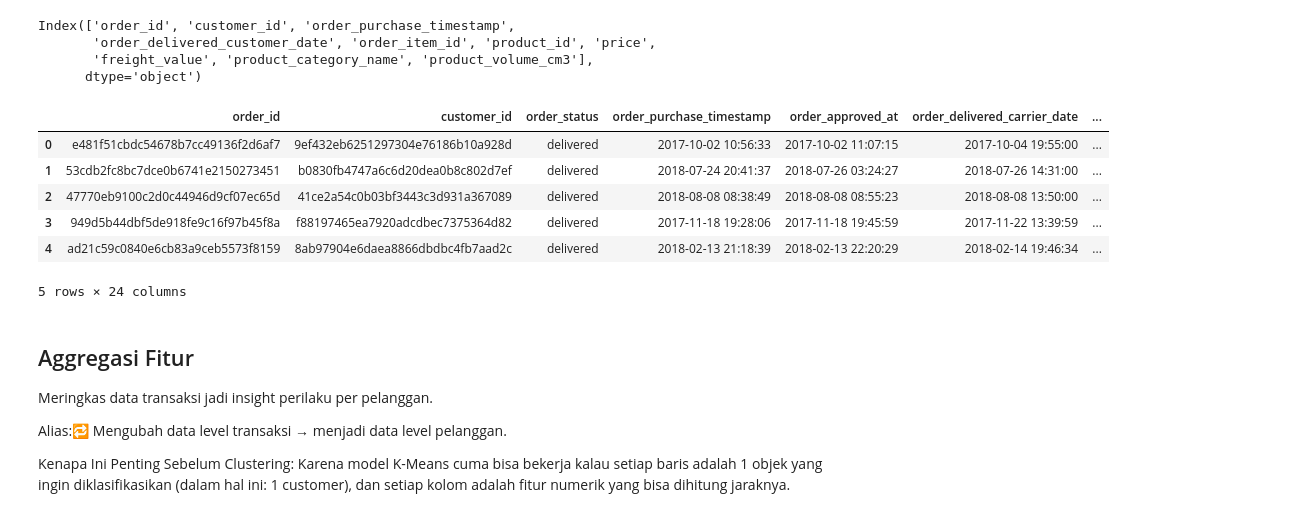
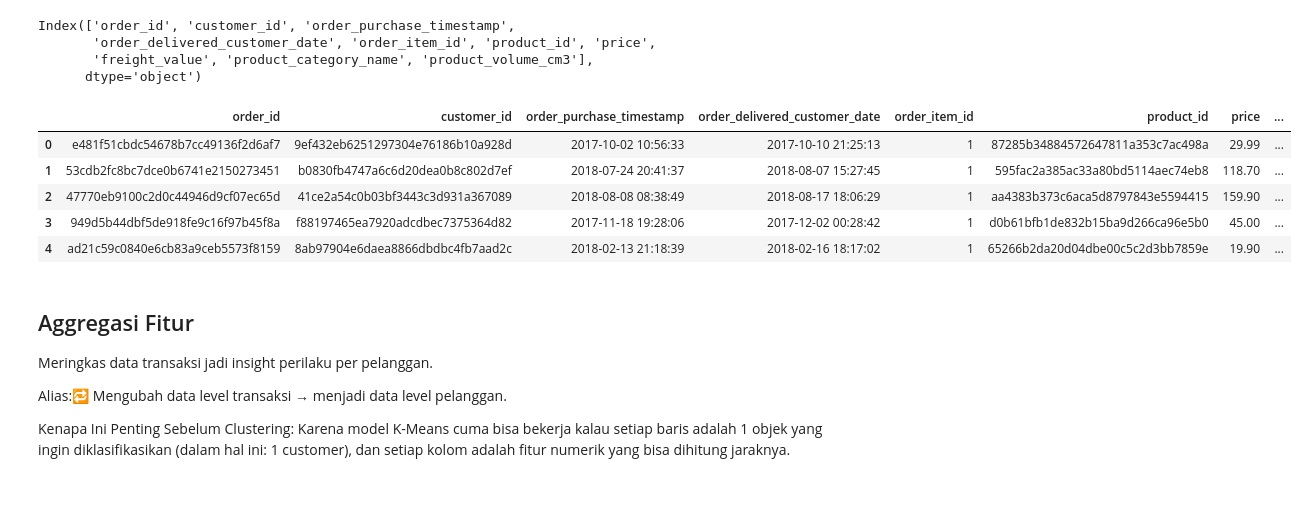
Before and after one commit to JohanaOktaviaRamadhani/kmeans-customer-segmentation, a Jupyter notebook: Tugas.ipynb, the cells around one changed output. Drawn from its saved outputs; the diff is of its cells as text; code cells hidden in the pictures.

```diff
--- a/Tugas.ipynb
+++ b/Tugas.ipynb
@@ -128,3 +109,9 @@ dtype: int64
+# %%
+# Cari index dari baris pertama yang mengandung 'canceled'
+index_to_drop = data[data['order_status'] == 'canceled'].index[0]
+
+# Hapus baris tersebut
+data = data.drop(index_to_drop)
 # %% [markdown]
 ###Final data after wragling
 # %%
@@ -260,13 +247,3 @@ data.isnull().sum()
 | product_height_cm | 2 |
 | product_width_cm | 2 |
 dtype: int64
-# %%
-data['product_category_name']= data['product_category_name'].fillna('Uncategorized')
-# %%
-data['product_name_lenght'] = data['product_name_lenght'].fillna(data['product_name_lenght'].median())
-data['product_description_lenght'] = data['product_description_lenght'].fillna(data['product_description_lenght'].median())
-data['product_photos_qty'] = data['product_photos_qty'].fillna(data['product_photos_qty'].median())
-data['product_weight_g'] = data['product_weight_g'].fillna(data['product_weight_g'].median())
-data['product_length_cm'] = data['product_length_cm'].fillna(data['product_length_cm'].median())
-data['product_height_cm'] = data['product_height_cm'].fillna(data['product_height_cm'].median())
-data['product_width_cm'] = data['product_width_cm'].fillna(data['product_width_cm'].median())
@@ -286,0 +250,4 @@ dtype: int64
+# %%
+#hapus semua baris yang ada missing value
+data = data.dropna()
+data.isnull().sum()
@@ -461,15 +440,14 @@ Index(['order_id', 'customer_id', 'order_purchase_timestamp',
        'freight_value', 'product_category_name', 'product_volume_cm3'],
       dtype='object')
 # %%
-data_merge.head()
+df_clean.head()
 # %% [output]
-|  | order_id | customer_id | order_status | order_purchase_timestamp | order_approved_at | order_delivered_carrier_date | ... |
-| 0 | e481f51cbdc54678b7cc49136f2d6af7 | 9ef432eb6251297304e76186b10a928d | delivered | 2017-10-02 10:56:33 | 2017-10-02 11:07:15 | 2017-10-04 19:55:00 | ... |
-| 1 | 53cdb2fc8bc7dce0b6741e2150273451 | b0830fb4747a6c6d20dea0b8c802d7ef | delivered | 2018-07-24 20:41:37 | 2018-07-26 03:24:27 | 2018-07-26 14:31:00 | ... |
-| 2 | 47770eb9100c2d0c44946d9cf07ec65d | 41ce2a54c0b03bf3443c3d931a367089 | delivered | 2018-08-08 08:38:49 | 2018-08-08 08:55:23 | 2018-08-08 13:50:00 | ... |
-| 3 | 949d5b44dbf5de918fe9c16f97b45f8a | f88197465ea7920adcdbec7375364d82 | delivered | 2017-11-18 19:28:06 | 2017-11-18 19:45:59 | 2017-11-22 13:39:59 | ... |
-| 4 | ad21c59c0840e6cb83a9ceb5573f8159 | 8ab97904e6daea8866dbdbc4fb7aad2c | delivered | 2018-02-13 21:18:39 | 2018-02-13 22:20:29 | 2018-02-14 19:46:34 | ... |
+|  | order_id | customer_id | order_purchase_timestamp | order_delivered_customer_date | order_item_id | product_id | price | ... |
+| 0 | e481f51cbdc54678b7cc49136f2d6af7 | 9ef432eb6251297304e76186b10a928d | 2017-10-02 10:56:33 | 2017-10-10 21:25:13 | 1 | 87285b34884572647811a353c7ac498a | 29.99 | ... |
+| 1 | 53cdb2fc8bc7dce0b6741e2150273451 | b0830fb4747a6c6d20dea0b8c802d7ef | 2018-07-24 20:41:37 | 2018-08-07 15:27:45 | 1 | 595fac2a385ac33a80bd5114aec74eb8 | 118.70 | ... |
+| 2 | 47770eb9100c2d0c44946d9cf07ec65d | 41ce2a54c0b03bf3443c3d931a367089 | 2018-08-08 08:38:49 | 2018-08-17 18:06:29 | 1 | aa4383b373c6aca5d8797843e5594415 | 159.90 | ... |
+| 3 | 949d5b44dbf5de918fe9c16f97b45f8a | f88197465ea7920adcdbec7375364d82 | 2017-11-18 19:28:06 | 2017-12-02 00:28:42 | 1 | d0b61bfb1de832b15ba9d266ca96e5b0 | 45.00 | ... |
+| 4 | ad21c59c0840e6cb83a9ceb5573f8159 | 8ab97904e6daea8866dbdbc4fb7aad2c | 2018-02-13 21:18:39 | 2018-02-16 18:17:02 | 1 | 65266b2da20d04dbe00c5c2d3bb7859e | 19.90 | ... |
-5 rows × 24 columns
 # %% [markdown]
 ## Aggregasi Fitur
 Meringkas data transaksi jadi insight perilaku per pelanggan.
```
Also changed, not shown: parts of 32 cells of this notebook.
